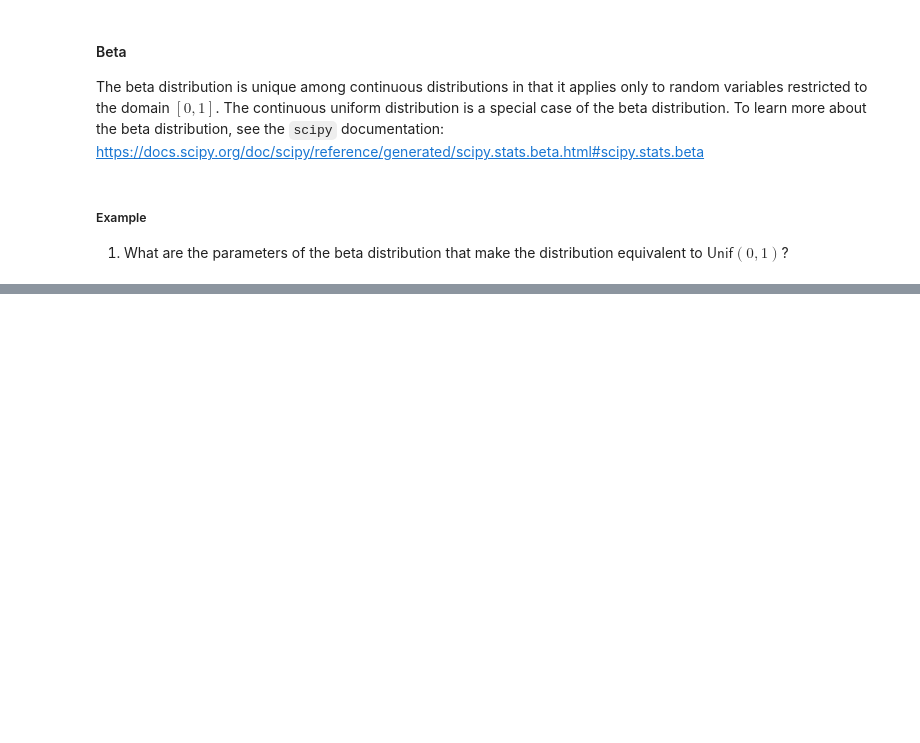
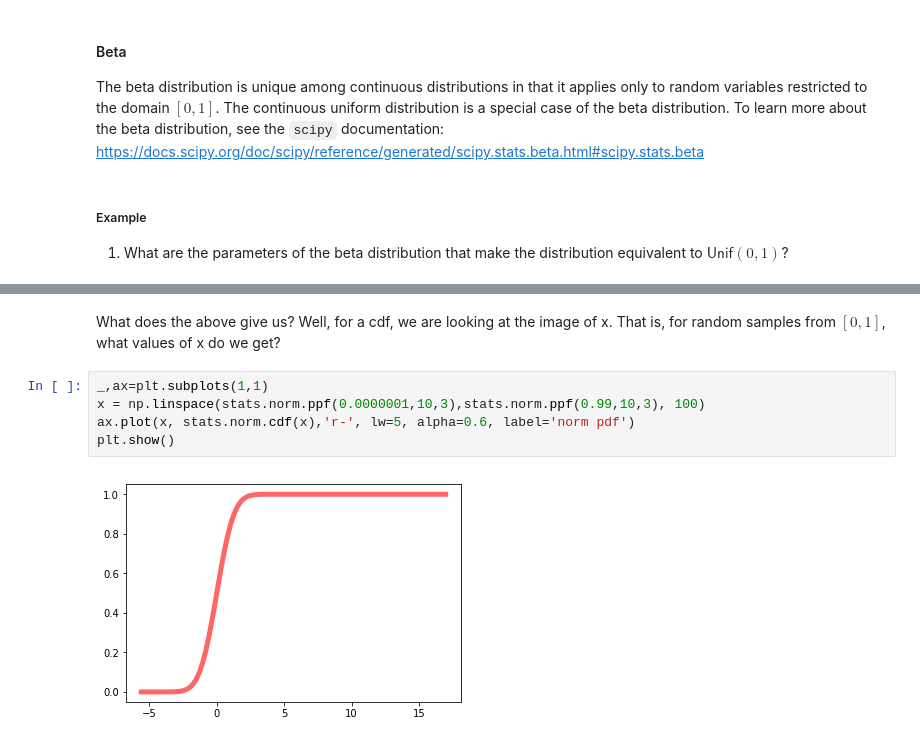
Before and after one commit to VanHegeMonster/Data-Science-Notebooks, a Jupyter notebook: Math 377 Lesson 13.ipynb, the cells around one changed output, grey strips where cells are left out. Saved outputs shown, nothing was run; the diff lists cells and outputs as text; blank space fills up the shorter version.

```diff
--- a/Math 377 Lesson 13.ipynb
+++ b/Math 377 Lesson 13.ipynb
@@ -663,0 +787,9 @@ The beta distribution is unique among continuous distributions in that it applie
+# %% [markdown]
+What does the above give us? Well, for a cdf, we are looking at the image of x. That is, for random samples from $[0,1]$, what values of x do we get?
+# %%
+_,ax=plt.subplots(1,1)
+x = np.linspace(stats.norm.ppf(0.0000001,10,3),stats.norm.ppf(0.99,10,3), 100)
+ax.plot(x, stats.norm.cdf(x),'r-', lw=5, alpha=0.6, label='norm pdf')
+plt.show()
+# %% [output]
+[figure, added]
```
Also changed, not shown: parts of 27 cells of this notebook, 5 other files.
